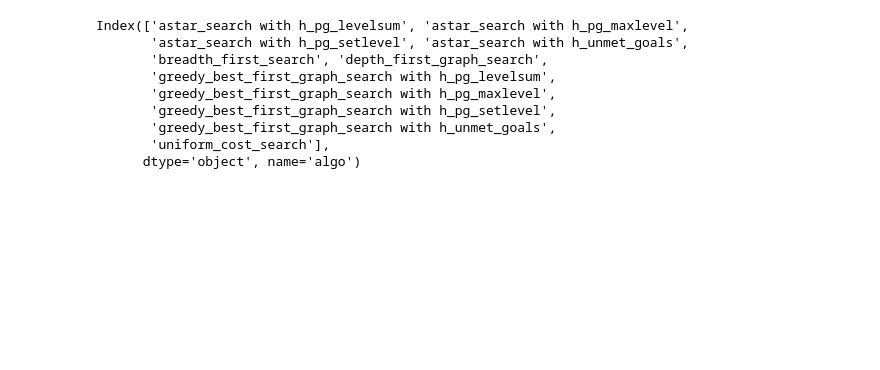
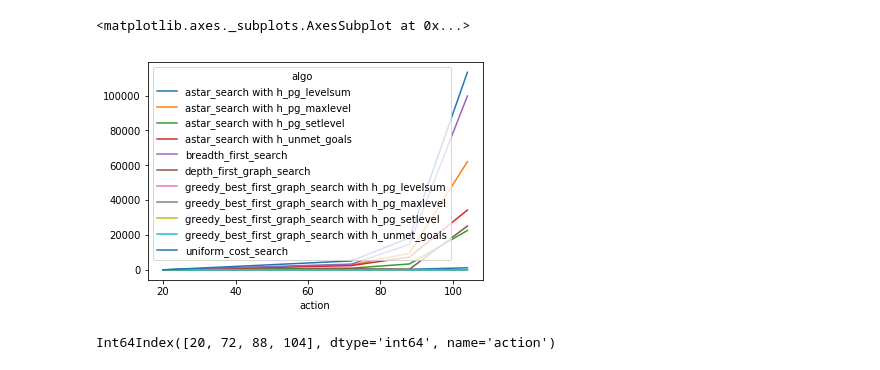
Before and after one commit to wwymak/udacity-ai-nd-projects, a Jupyter notebook: 2_Classical Planning/vis-outputs.ipynb, the cells around one changed output. Drawn from its saved outputs; the diff is of its cells as text; code cells hidden in the pictures; blank space fills up the shorter version.

```diff
--- a/2_Classical Planning/vis-outputs.ipynb
+++ b/2_Classical Planning/vis-outputs.ipynb
@@ -45,22 +45,21 @@ pivot
+# %%
+pivot2.plot()
+# %% [output]
+<matplotlib.axes._subplots.AxesSubplot at 0x...>
+[figure, added]
 # %%
-algos = pivot.index.get_level_values(0).unique()
+pivot2 = pd.pivot_table(df, 'nodes_expanded', 'action', 'algo')
 
-for algo in algos:
-    split=pivot.xs(algo)
+actions = pivot2.index.get_level_values(0).unique()
+actions
+for act in actions:
+    split=pivot2.xs(act)
 
-    rain=split["rain(mm)"]
-    temp=split["temp(dC)"]
+#     rain=split["rain(mm)"]
+#     temp=split["temp(dC)"]
 
-    plt.subplots()
-    temp.plot(kind="line",color="r",).legend()
-    rain.plot(kind="bar").legend()
+#     plt.subplots()
+#     temp.plot(kind="line",color="r",).legend()
+#     rain.plot(kind="bar").legend()
 # %% [output]
-Index(['astar_search with h_pg_levelsum', 'astar_search with h_pg_maxlevel',
-       'astar_search with h_pg_setlevel', 'astar_search with h_unmet_goals',
-       'breadth_first_search', 'depth_first_graph_search',
-       'greedy_best_first_graph_search with h_pg_levelsum',
-       'greedy_best_first_graph_search with h_pg_maxlevel',
-       'greedy_best_first_graph_search with h_pg_setlevel',
-       'greedy_best_first_graph_search with h_unmet_goals',
-       'uniform_cost_search'],
-      dtype='object', name='algo')
+Int64Index([20, 72, 88, 104], dtype='int64', name='action')
```
Also changed, not shown: parts of 3 cells of this notebook, 1 other file.
